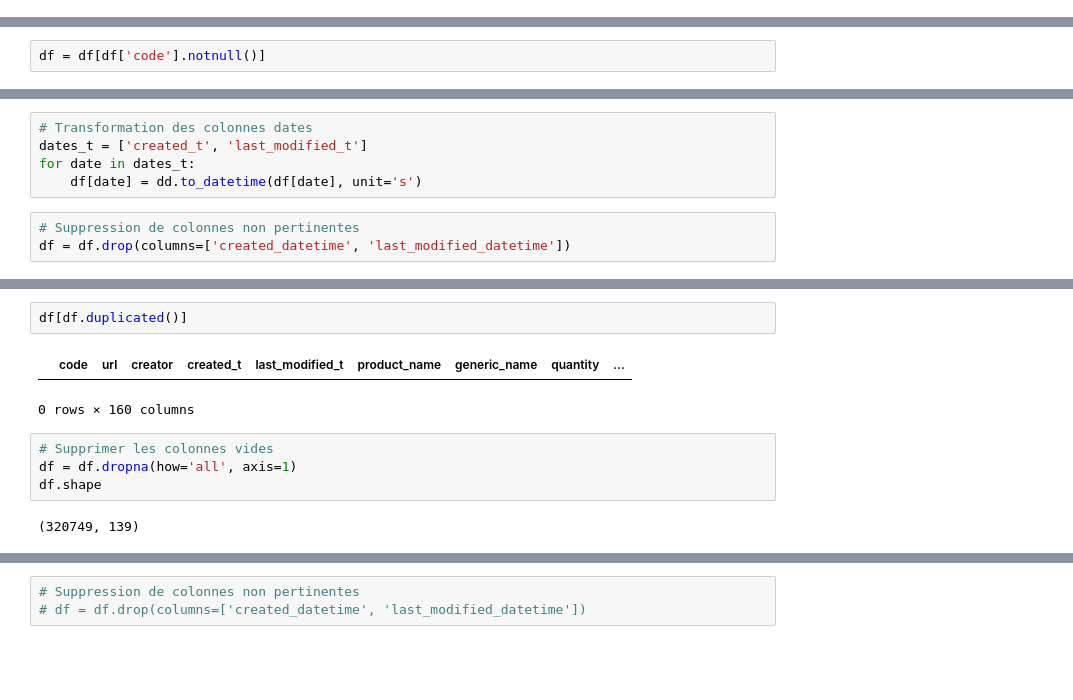
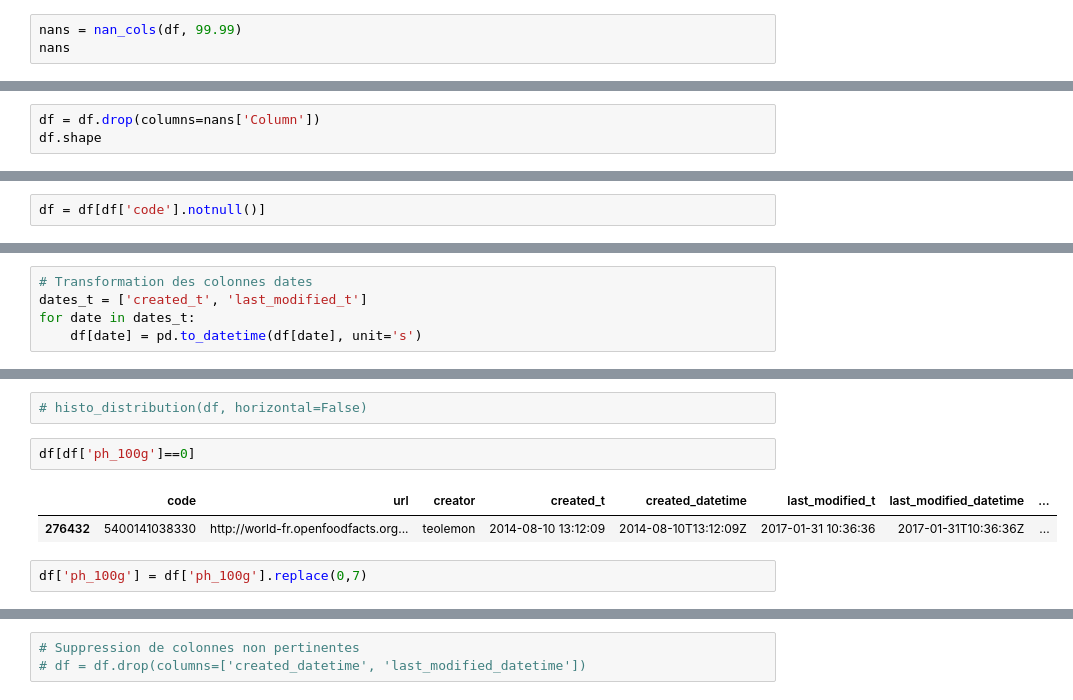
Before and after one commit to DrHadiNono/Notebooks-OC, a Jupyter notebook: Projets/P3/p3_pandas.ipynb, the cells around one changed output, grey strips where cells are left out. Cells and saved outputs as stored; diff of their text form; blank space fills up the shorter version.

```diff
--- a/Projets/P3/p3_pandas.ipynb
+++ b/Projets/P3/p3_pandas.ipynb
@@ -125,0 +70,3 @@ Voici un sous-échantillon aléatoire :
+# %%
+nans = nan_cols(df, 99.99)
+nans
@@ -125,0 +91,3 @@ Voici un sous-échantillon aléatoire :
+# %%
+df = df.drop(columns=nans['Column'])
+df.shape
@@ -152,7 +103,4 @@ df = df[df['code'].notnull()]
 # Transformation des colonnes dates
 dates_t = ['created_t', 'last_modified_t']
 for date in dates_t:
-    df[date] = dd.to_datetime(df[date], unit='s')
+    df[date] = pd.to_datetime(df[date], unit='s')
-# %%
-# Suppression de colonnes non pertinentes
-df = df.drop(columns=['created_datetime', 'last_modified_datetime'])
@@ -186,11 +107,9 @@ Voici un sous-échantillon aléatoire :
+# %%
+# histo_distribution(df, horizontal=False)
 # %%
-df[df.duplicated()]
+df[df['ph_100g']==0]
 # %% [output]
-|  | code | url | creator | created_t | last_modified_t | product_name | generic_name | quantity | ... |
+|  | code | url | creator | created_t | created_datetime | last_modified_t | last_modified_datetime | ... |
+| 276432 | 5400141038330 | http://world-fr.openfoodfacts.org... | teolemon | 2014-08-10 13:12:09 | 2014-08-10T13:12:09Z | 2017-01-31 10:36:36 | 2017-01-31T10:36:36Z | ... |
-0 rows × 160 columns
-# %%
-# Supprimer les colonnes vides
-df = df.dropna(how='all', axis=1)
-df.shape
-# %% [output]
-(320749, 139)
+# %%
+df['ph_100g'] = df['ph_100g'].replace(0,7)
```
Also changed, not shown: parts of 57 cells of this notebook, 7 other files.
